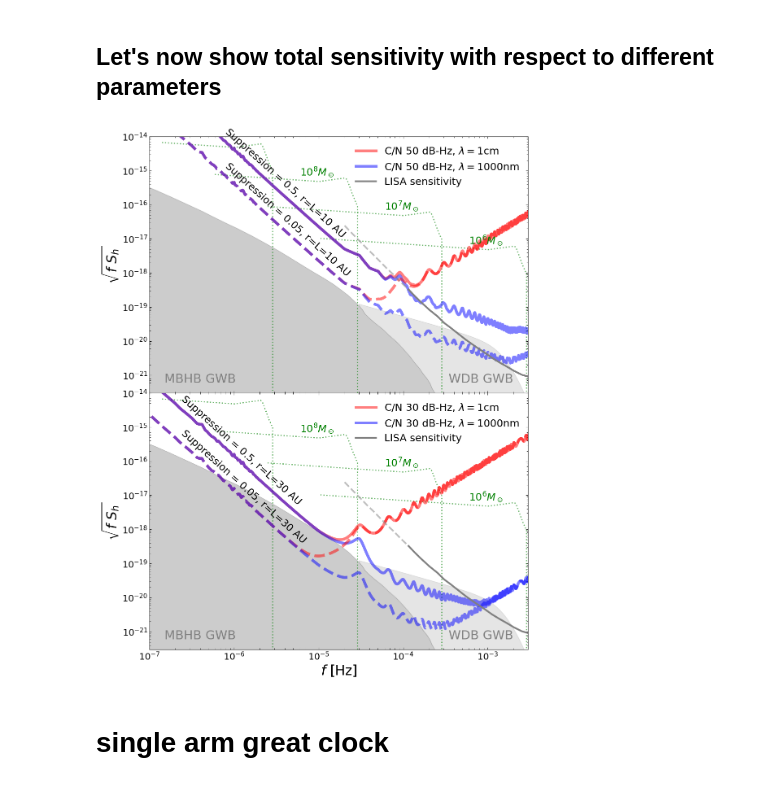
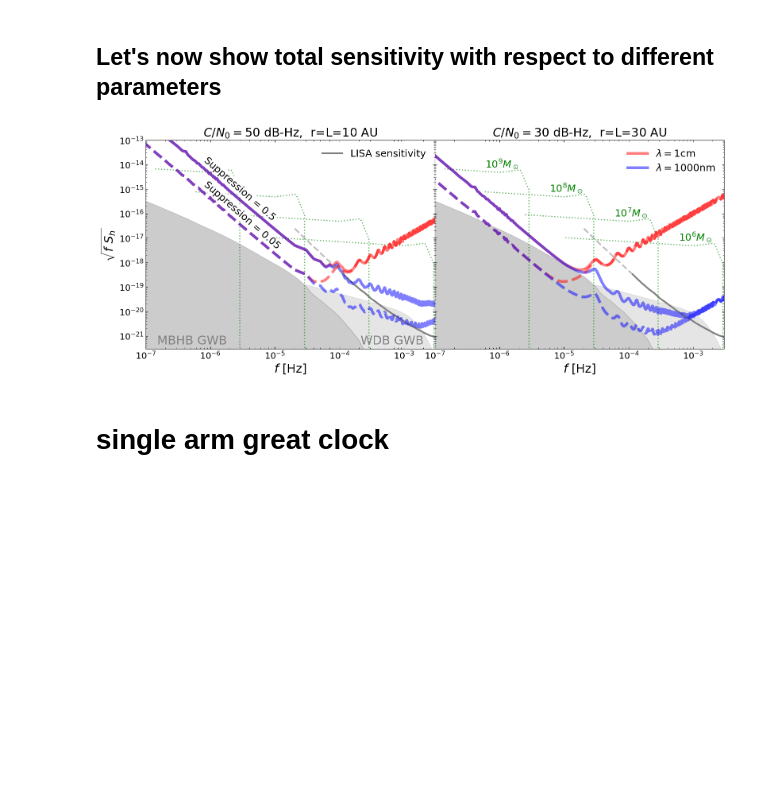
Before and after one commit to astromcquinn/GWwithDragFree, a Jupyter notebook: GWsensitivity_2baselines.ipynb, the cells around one changed output. Saved outputs shown, nothing was run; the diff lists cells and outputs as text; code cells hidden in the pictures; blank space fills up the shorter version.

Commit message:
some adjustments to Casey's horizontal layout plots

```diff
--- a/GWsensitivity_2baselines.ipynb
+++ b/GWsensitivity_2baselines.ipynb
@@ -1167,9 +1221,6 @@ plt.show()
 # %% [markdown]
 ## Let's now show total sensitivity with respect to different parameters
 # %%
-import matplotlib.pyplot as plt
-import numpy as np
-
 # Assuming the following variables are already defined:
 # - baseline_length_arr_AU: array of baseline lengths in AU
 # - freq_arr: array of frequencies
@@ -1201,8 +1252,9 @@ dBHz = [50, 30]
 
 
 # Create subplots with shared x-axis
-fig, axes = plt.subplots(nrows=num_baselines, ncols=1, figsize=(12, 7 * num_baselines), sharex=True)
-plt.subplots_adjust(hspace=0, top=0.95, bottom=0.05)
+fig, axes = plt.subplots(nrows=1, ncols=num_baselines, figsize=(8 * num_baselines, 3.2 * num_baselines), sharex=True, sharey=True)
+plt.subplots_adjust(wspace=0)#, top=0.95, bottom=0.05)
+
 
 # Loop over each baseline length
 for i in range(num_baselines):
@@ -1217,17 +1269,7 @@ for i in range(num_baselines):
     # Extract the acceleration arrays for this baseline
     acc_solar_irradiance_msm2Hzmp5 = acc_solar_irradiance_msm2Hzmp5_arr[i, :]
     acceleration_drag_msm2Hzmp5 = acceleration_drag_msm2Hzmp5_arr[i, :]
-    #acc_dust_msm2Hzmp5 = acc_dust_msm2Hzmp5_arr[i, :]
-    #acc_bfield_msm2Hzmp5 = acc_bfield_msm2Hzmp5_arr[i, :]
 
-    # Calculate the noise sources for the current baseline
-    #noise_30dBHz = strainNoiseShotorThermal(30, lambda0, baseline_length_AU, A=radio_enhancement_beamnoise)
-    #noise_30dBHz_laser = strainNoiseShotorThermal(30, 10000 * 1e-8, baseline_length_AU)
-
-    # Calculate the acceleration noise strains for different sources
-    #irradiance = accelerationNoiseStrain(freq_arr, acc_solar_irradiance_msm2Hzmp5, baseline_length_AU) * geometric_suppression
-    #drag = accelerationNoiseStrain(freq_arr, acceleration_drag_msm2Hzmp5, baseline_length_AU) * geometric_suppression
-    #dust = accelerationNoiseStrain(freq_arr, acc_dust_msm2Hzmp5, baseline_length_AU)
 
     # Plot gravitational wave backgrounds
     freq_arr_reduced = freq_arr[freq_arr > 3e-5]
@@ -1238,8 +1280,10 @@ for i in range(num_baselines):
     ax.fill_between(freq_arr_reduced, characteristic_strain_MBHs_newrange,
                     y2=freq_arr_reduced ** 0.5 * hnubinariesCornish(freq_arr_reduced), color='gray', alpha=0.2)
     ax.fill_between(nuMBHs, np.zeros_like(characteristic_strain_MBHs), y2=characteristic_strain_MBHs, color='gray', alpha=0.4)
-    ax.text(fminplot * 1.5, yminplot * 2, "MBHB GWB", color='gray', alpha=1, fontsize=22, ha='left', rotation=0)
-    ax.text(2e-3, yminplot * 2, "WDB GWB", color='gray', alpha=1, fontsize=22, ha='right', rotation=0)
+
+    if i == 0:
+        ax.text(fminplot * 1.5, yminplot * 1.5, "MBHB GWB", color='gray', alpha=1, fontsize=22, ha='left', rotation=0)
+        ax.text(2.0e-3, yminplot * 1.5, "WDB GWB", color='gray', alpha=1, fontsize=22, ha='right', rotation=0) #, bbox=dict(boxstyle='square,pad=0.1',alpha=1,color='#e6e6e6'))
 
     # Include signals if desired
     include_signals = True
@@ -1251,13 +1295,14 @@ for i in range(num_baselines):
             minf2 = frequencyMB(massBH, massBH, .01*massBH/1e8)
             ax.loglog(freq_arr[freq_arr > minf], strainMBH[freq_arr > minf], ':g', lw=2, alpha=0.6)
 
-            if massBH < 3e8:
+            if massBH < 3e9:
                 reduced_f = freq_arr[freq_arr > minf]
                 reduced_strain = strainMBH[freq_arr > minf]
 
                 idx_rs = np.argmin(np.abs(reduced_f - minf2))
-                ax.text(minf2, 1.1*reduced_strain[idx_rs],
-                        r'$10^{:.0f}M_\odot$'.format(np.log10(massBH)), color='green', ha='left', va='bottom')
+                if i == num_baselines - 1:
+                    ax.text(minf2, 1.1*reduced_strain[idx_rs],
+                            r'$10^{:.0f}M_\odot$'.format(np.log10(massBH)), color='green', ha='left', va='bottom')
 
     # Define a linestyle for each geometric suppression
     linestyle_dict = {0.5: '-', 0.05: '--'}
@@ -1267,8 +1312,8 @@ for i in range(num_baselines):
 
     for geometric_suppression_iter in [0.5, 0.05]:
         if geometric_suppression_iter == 0.5:
-            label1 = 'C/N {} dB-Hz, $\lambda={:.0f}$cm'.format(dBHz[i], lambda0)
-            label2 = 'C/N {} dB-Hz, $\lambda={:.0f}$nm'.format(dBHz[i], 1000)
+            label1 = '$\lambda={:.0f}$cm'.format(lambda0)
+            label2 = '$\lambda={:.0f}$nm'.format(1000)
         else:
             label1 = ''
             label2 = ''
@@ -1281,55 +1326,81 @@ for i in range(num_baselines):
 
         # Total noise
         totaldB = np.sqrt((noise_dBHz ** 2 + irradiance_iter ** 2 + drag_iter ** 2) / Romega_values)
-        ax.loglog(freq_arr, freq_arr ** 0.5 * totaldB, lw=5, alpha=0.5, color=color_dict['radio'],
-                  linestyle=linestyle_dict[geometric_suppression_iter], label=label1)
+        if i == num_baselines - 1:
+            ax.loglog(freq_arr, freq_arr ** 0.5 * totaldB, lw=5, alpha=0.5, color=color_dict['radio'],
+                      linestyle=linestyle_dict[geometric_suppression_iter], label=label1)
+        else:
+            ax.loglog(freq_arr, freq_arr ** 0.5 * totaldB, lw=5, alpha=0.5, color=color_dict['radio'],
+                      linestyle=linestyle_dict[geometric_suppression_iter])
 
         # Annotate suppression level
         idx_fminplot = np.argmin(np.abs(freq_arr - fminval_sup[i]))
-        ax.text(fminval_sup[i] * 1.5, freq_arr[idx_fminplot] ** 0.5 * totaldB[idx_fminplot],
-                'Suppression = {}, r=L={} AU'.format(geometric_suppression_iter,baseline_length_AU), color='k', ha='left', va='top', rotation=-42)
+        if i == 0:
+            ax.text(fminval_sup[i] * 1.5, 1.25*freq_arr[idx_fminplot] ** 0.5 * totaldB[idx_fminplot],
+                    'Suppression = {}'.format(geometric_suppression_iter), color='k', ha='left', va='top', rotation=-41, bbox=dict(boxstyle='square,pad=0.05',alpha=1,color='white'))
 
         # Total noise for laser wavelength
         totaldB_laser = np.sqrt((noise_dBHz_laser ** 2 + irradiance_iter ** 2 + drag_iter ** 2) / Romega_values)
-        ax.loglog(freq_arr, freq_arr ** 0.5 * totaldB_laser, lw=5, alpha=0.5, color=color_dict['laser'],
-                  linestyle=linestyle_dict[geometric_suppression_iter], label=label2)
+        if i == num_baselines - 1:
+            ax.loglog(freq_arr, freq_arr ** 0.5 * totaldB_laser, lw=5, alpha=0.5, color=color_dict['laser'],
+                      linestyle=linestyle_dict[geometric_suppression_iter], label=label2)
+        else:
+            ax.loglog(freq_arr, freq_arr ** 0.5 * totaldB_laser, lw=5, alpha=0.5, color=color_dict['laser'],
+                      linestyle=linestyle_dict[geometric_suppression_iter])
+
+
+        ax.set_title(r'$C/N_0=${} dB-Hz,  r=L={} AU'.format(dBHz[i], baseline_length_AU))
+
 
     # Plot LISA sensitivity
     lisa = np.genfromtxt('OSS_data_files/LISA_sensitivity_log.dat')
     lisa[:, 0] = 10 ** lisa[:, 0]
     lisa[:, 1] = 10 ** lisa[:, 1]
     ax.loglog(lisa[:, 0], lisa[:, 0] ** 0.5 * lisa[:, 1], '--', lw=3, color='gray', alpha=0.5)
-    ax.loglog(lisa[lisa[:, 0] > 1e-4, 0], lisa[lisa[:, 0] > 1e-4, 0] ** 0.5 * lisa[lisa[:, 0] > 1e-4, 1],
-              '-', lw=3, color='gray', alpha=1, label='LISA sensitivity')
+    if i == 0:
+        ax.loglog(lisa[lisa[:, 0] > 1e-4, 0], lisa[lisa[:, 0] > 1e-4, 0] ** 0.5 * lisa[lisa[:, 0] > 1e-4, 1],
+                  '-', lw=3, color='gray', alpha=1, zorder=0, label='LISA sensitivity')
+    else:
+        ax.loglog(lisa[lisa[:, 0] > 1e-4, 0], lisa[lisa[:, 0] > 1e-4, 0] ** 0.5 * lisa[lisa[:, 0] > 1e-4, 1],
+                  '-', lw=3, color='gray', alpha=1, zorder=0)
 
     # Set labels and legend
-    if i == num_baselines - 1:
-        ax.set_xlabel(r'$f$ [Hz]', fontsize=24)
+    # ax.set_title(r'r=L={} AU'.format(baseline_length_AU))
 
-    ax.set_ylabel(r'$\sqrt{f ~S_{h}}$', fontsize=24)
+    if i == 0:
+        ax.set_ylabel(r'$\sqrt{f ~S_{h}}$', fontsize=22)
     ax.legend(fontsize=18, loc='upper right', frameon=False, framealpha=0)
-    ax.tick_params(axis='both', which='major', labelsize=16)
+    ax.tick_params(axis='both', which='major', labelsize=18)
 
     # Set x and y limits
     ax.set_xlim([1e-7, .003])
-    ax.set_ylim([yminplot, 1e-14])
+    ax.set_ylim([yminplot, 1e-13])
 
     # Add text with baseline length and suppression level
     #ax.text(1.5e-7, yminplot * 1.5, r'r=L={} AU'.format(baseline_length_AU),
     #        fontsize=22, ha='left', va='bottom')
     ax.tick_params(axis='both', which='major', labelsize=16)
     ax.tick_params(axis='x', top=True, direction='in')
     ax.tick_params(axis='y', right=True, direction='in')
     ax.tick_params(axis='both', which='minor', direction='in')
     ax.tick_params(axis='x', which='minor', top=True)
     ax.tick_params(axis='y', which='minor', right=True)
 
+    ax.set_xlabel(r'$f$ [Hz]', fontsize=22)
+
+#fig.supxlabel(r'$f$ [Hz]', fontsize=22)
+
+plt.subplots_adjust(left=0.08, right=0.99, top=0.93, bottom=0.11)
+
 # Optionally, save the figure
 plt.savefig("figures/strainsensitivity_justtotals_A{}m{}.pdf".format(area_spacecraft_irradiance_msq, mass_spacecraft_kg), format='pdf')
 
+
+# plt.savefig("/Users/cdmcgrat/Desktop/matt_updated_figs/fig3.pdf", bbox_inches='tight', format='pdf')
+
 plt.show()
 # %% [output]
-[figure, old version]
+[figure, new version]
 # %% [markdown]
 #  single arm great clock
 # %%
```
Also changed, not shown: parts of 9 cells of this notebook.
